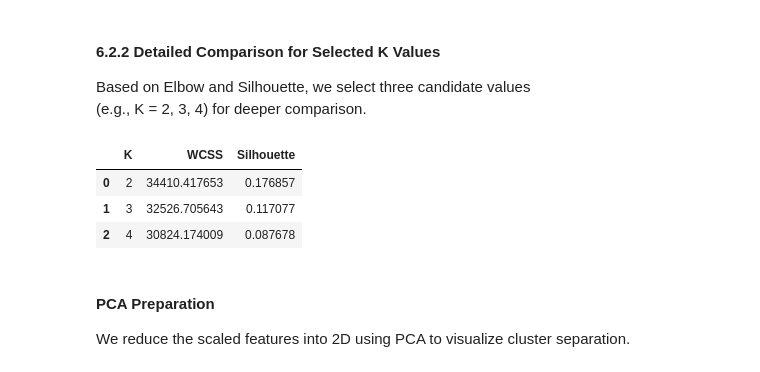
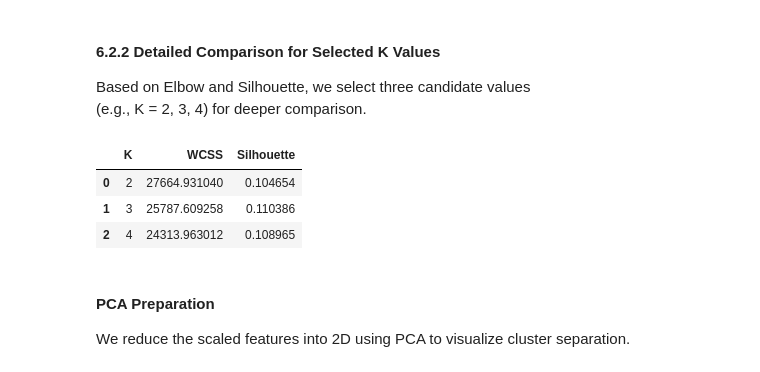
Before and after one commit to lujainAziz/LujainAlmajyul-it326, a Jupyter notebook: Reports Folder/Phase3.ipynb, the cells around one changed output. Cells and saved outputs as stored; diff of their text form; code cells hidden in the pictures.

```diff
--- a/Reports Folder/Phase3.ipynb
+++ b/Reports Folder/Phase3.ipynb
@@ -574,0 +524,21 @@ Number of features: 18
+# %%
+# ===== Clustering: prepare features, scale, and apply PCA =====
+
+cluster_features = [
+    "Age", "Gender", "Ethnicity", "ParentalEducation",
+    "StudyTimeWeekly_transformed",
+    "Absences",
+    "Tutoring", "ParentalSupport",
+    "Extracurricular", "Sports", "Music", "Volunteering",
+    "GPA"
+]
+
+X_clu = df[cluster_features].copy()
+
+scaler = StandardScaler()
+X_clu_scaled = scaler.fit_transform(X_clu)
+
+pca = PCA(n_components=2, random_state=42)
+X_clu_pca = pca.fit_transform(X_clu_scaled)
+
+print("X_clu_scaled shape:", X_clu_scaled.shape)
@@ -582,8 +554,6 @@ For each K, we compute:
 
 The results are stored in a table for comparison.
 # %%
-# ===== Clustering: Elbow and Silhouette for K = 2..10 =====
-
 K_range = range(2, 11)
 k_rows = []
 
@@ -591,16 +561,12 @@ for k in K_range:
     kmeans = KMeans(n_clusters=k, random_state=42, n_init=10)
     labels_k = kmeans.fit_predict(X_clu_scaled)
 
-    inertia = kmeans.inertia_              # WCSS
+    inertia = kmeans.inertia_
     sil = silhouette_score(X_clu_scaled, labels_k)
 
-    k_rows.append({
-        "K": k,
-        "WCSS": inertia,
-        "Silhouette": sil
-    })
+    k_rows.append({"K": k, "WCSS": inertia, "Silhouette": sil})
 
 k_all_df = pd.DataFrame(k_rows)
-k_all_df
+display(k_all_df)
 # %% [output]
 |  | K | WCSS | Silhouette |
@@ -664,31 +626,25 @@ plt.show()
 Based on Elbow and Silhouette, we select three candidate values
 (e.g., K = 2, 3, 4) for deeper comparison.
 # %%
-# ===== Detailed comparison for selected K values =====
 chosen_K = [2, 3, 4]
 
 cluster_details = []
-
 for k in chosen_K:
     kmeans = KMeans(n_clusters=k, random_state=42, n_init=10)
     labels_k = kmeans.fit_predict(X_clu_scaled)
 
     inertia = kmeans.inertia_
     sil = silhouette_score(X_clu_scaled, labels_k)
 
-    cluster_details.append({
-        "K": k,
-        "WCSS": inertia,
-        "Silhouette": sil
-    })
+    cluster_details.append({"K": k, "WCSS": inertia, "Silhouette": sil})
 
 cluster_results_df = pd.DataFrame(cluster_details)
-cluster_results_df
+display(cluster_results_df)
 # %% [output]
 |  | K | WCSS | Silhouette |
-| 0 | 2 | 34410.417653 | 0.176857 |
-| 1 | 3 | 32526.705643 | 0.117077 |
-| 2 | 4 | 30824.174009 | 0.087678 |
+| 0 | 2 | 27664.931040 | 0.104654 |
+| 1 | 3 | 25787.609258 | 0.110386 |
+| 2 | 4 | 24313.963012 | 0.108965 |
 # %% [markdown]
 #### PCA Preparation
 
```
Also changed, not shown: parts of 17 cells of this notebook.
